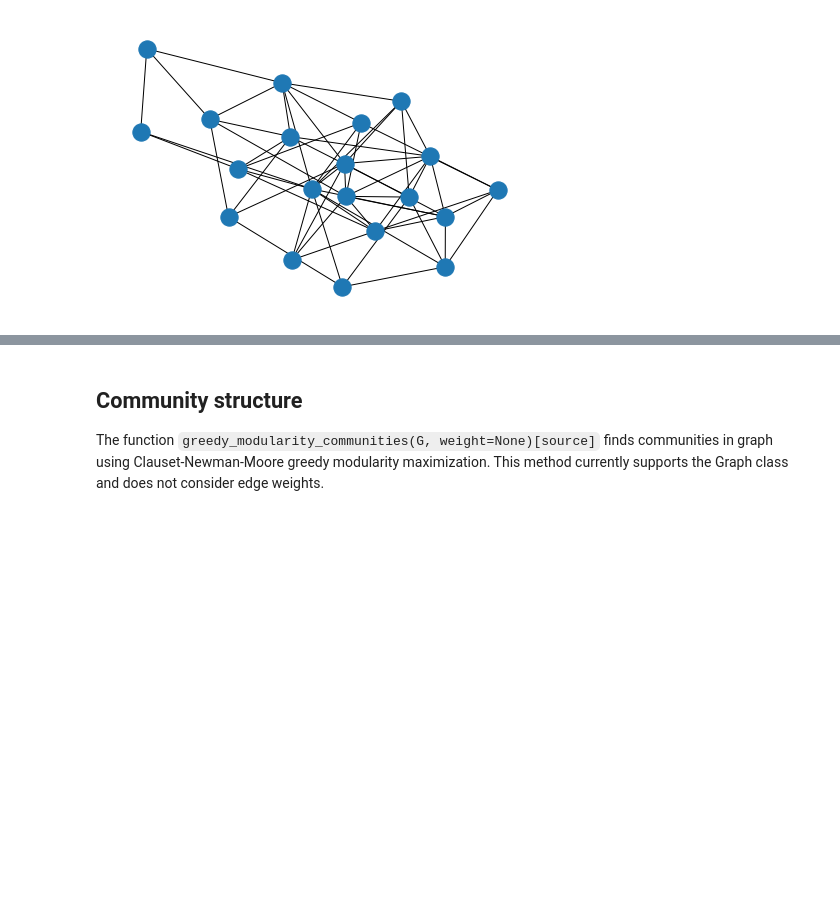
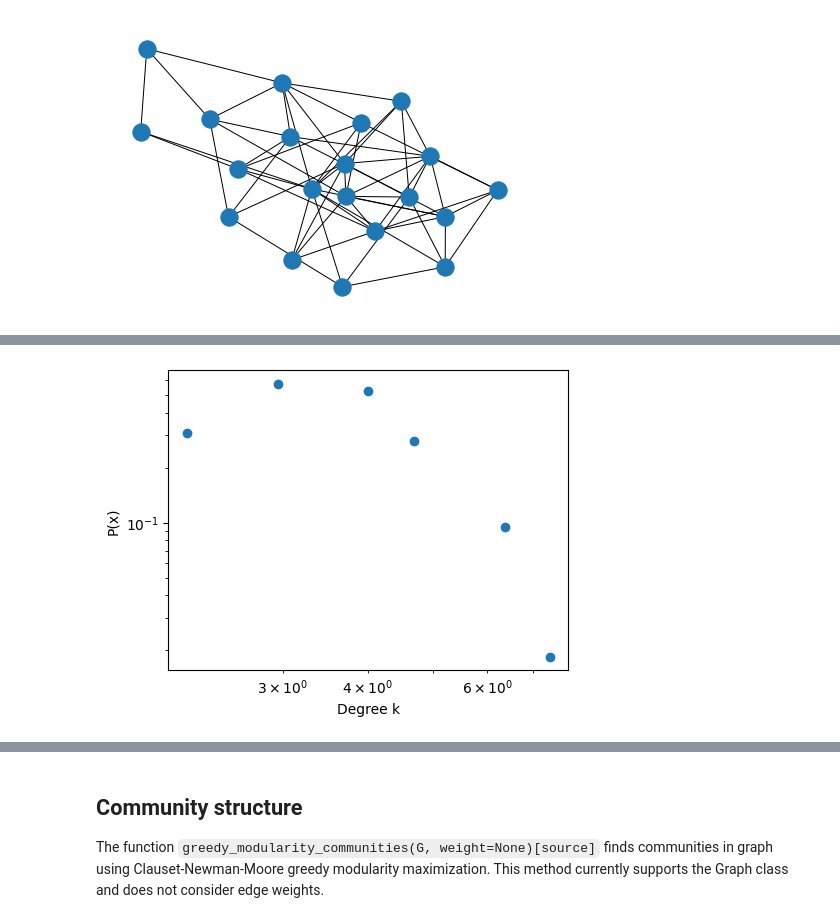
Before and after one commit to Big-data-course-CRI/materials_big_data_cri_2024_2025, a Jupyter notebook: day 1 networks and hypergraphs/day1_network_science_intro_networkx.ipynb, the cells around one changed output, grey strips where cells are left out. Cells and saved outputs as stored; diff of their text form; code cells hidden in the pictures; blank space fills up the shorter version.

```diff
--- a/day 1 networks and hypergraphs/day1_network_science_intro_networkx.ipynb
+++ b/day 1 networks and hypergraphs/day1_network_science_intro_networkx.ipynb
@@ -261,0 +280,26 @@ The structure of G can be analyzed using various graph-theoretic functions such
+# %%
+
+# study degree distribution for other types of networks
+
+
+G = nx.watts_strogatz_graph(1000, 5, 0.5)
+N = len(G)
+L = G.size()
+degrees = [d for _, d in G.degree()]
+kmin = min(degrees)
+kmax = max(degrees)
+
+fig = plt.figure(figsize=(4, 3))
+axes = fig.add_axes([0, 0, 1, 1])
+
+logbins = np.logspace(np.log10(kmin), np.log10(kmax), num=10)
+h, binedges = np.histogram(degrees,  bins=logbins, density=True) # We use np.histogram to make the binning calculations. Plotting is done with axes.plot below.
+binmidpoints = (binedges[1:] + binedges[:-1]) / 2
+
+axes.plot(binmidpoints, h, "o")
+axes.set_xlabel("Degree k")
+axes.set_ylabel("P(x)")
+axes.set_xscale('log')
+axes.set_yscale('log')
+# %% [output]
+[figure, added]
```
Also changed, not shown: parts of 14 cells of this notebook.
